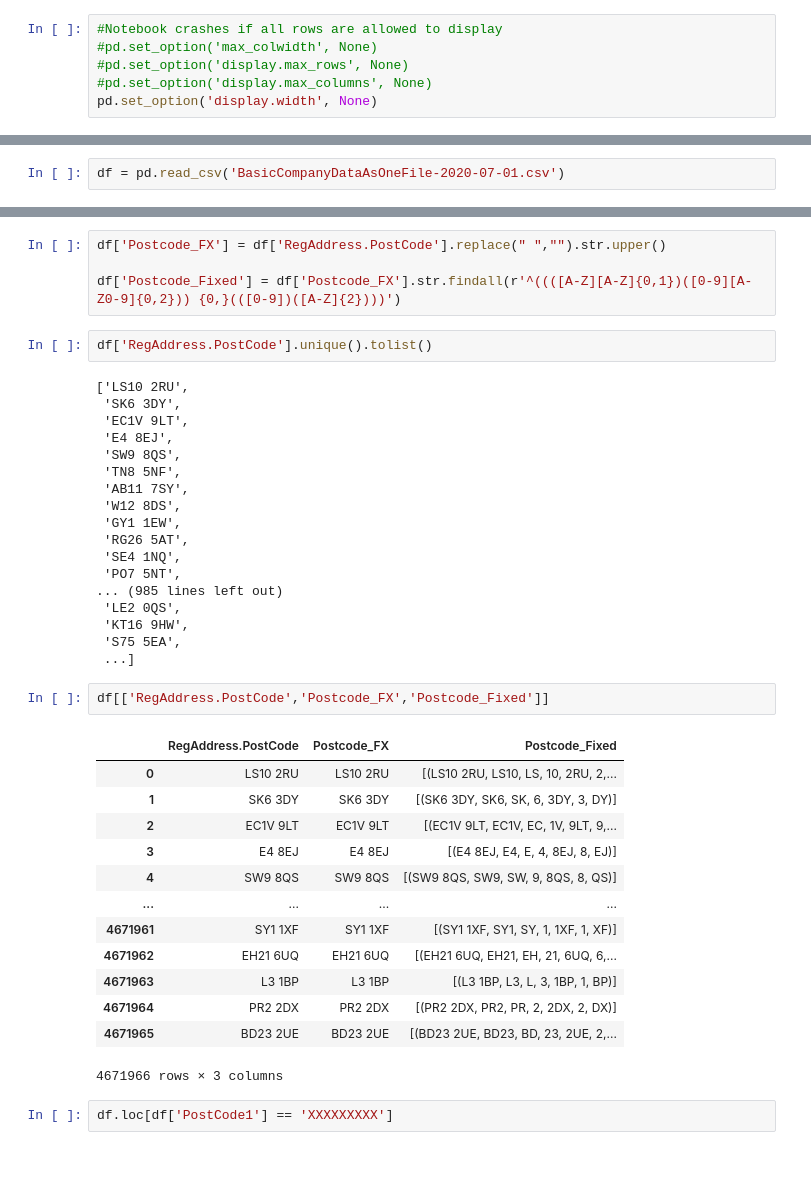
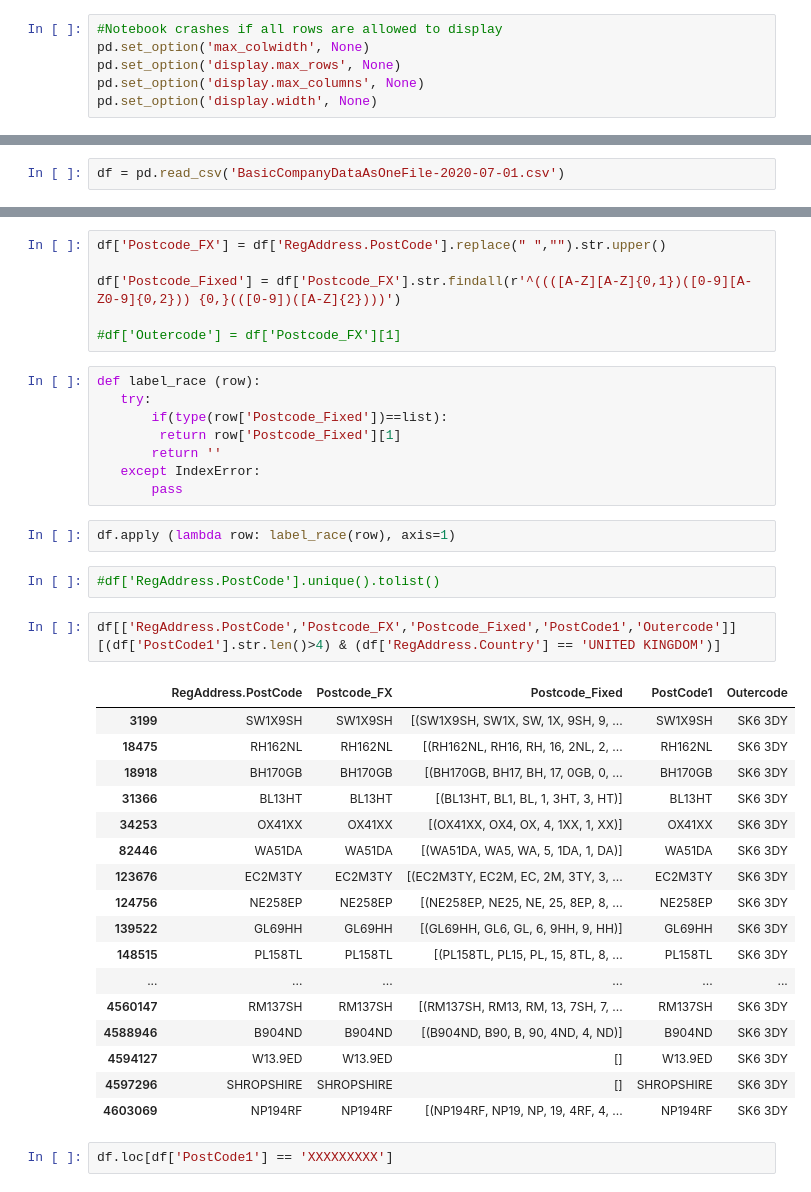
Before and after one commit to anna-zverkova/Companies-House-data-clean, a Jupyter notebook: CH_data_clean.ipynb, the cells around one changed output, grey strips where cells are left out. Cells and saved outputs as stored; diff of their text form; blank space fills up the shorter version.

```diff
--- a/CH_data_clean.ipynb
+++ b/CH_data_clean.ipynb
@@ -5,9 +5,9 @@ import csv
 import re
 # %%
 #Notebook crashes if all rows are allowed to display
-#pd.set_option('max_colwidth', None)
-#pd.set_option('display.max_rows', None)
-#pd.set_option('display.max_columns', None)
+pd.set_option('max_colwidth', None)
+pd.set_option('display.max_rows', None)
+pd.set_option('display.max_columns', None)
 pd.set_option('display.width', None)
 # %% [markdown]
 Hyposisis that the following data can be incorrect due to the registration form shortfalls.
@@ -116,42 +223,40 @@ df[df['PostCode1'].str.len()>4]
 df['Postcode_FX'] = df['RegAddress.PostCode'].replace(" ","").str.upper()
 
 df['Postcode_Fixed'] = df['Postcode_FX'].str.findall(r'^((([A-Z][A-Z]{0,1})([0-9][A-Z0-9]{0,2})) {0,}(([0-9])([A-Z]{2})))')
+
+#df['Outercode'] = df['Postcode_FX'][1]
+# %%
+def label_race (row):
+   try:
+       if(type(row['Postcode_Fixed'])==list):
+        return row['Postcode_Fixed'][1]
+       return ''
+   except IndexError:
+       pass
+# %%
+df.apply (lambda row: label_race(row), axis=1)
 # %%
-df['RegAddress.PostCode'].unique().tolist()
+#df['RegAddress.PostCode'].unique().tolist()
-# %% [output]
-['LS10 2RU',
- 'SK6 3DY',
- 'EC1V 9LT',
- 'E4 8EJ',
- 'SW9 8QS',
- 'TN8 5NF',
- 'AB11 7SY',
- 'W12 8DS',
- 'GY1 1EW',
- 'RG26 5AT',
- 'SE4 1NQ',
- 'PO7 5NT',
-... (985 lines left out)
- 'LE2 0QS',
- 'KT16 9HW',
- 'S75 5EA',
- ...]
 # %%
-df[['RegAddress.PostCode','Postcode_FX','Postcode_Fixed']]
+df[['RegAddress.PostCode','Postcode_FX','Postcode_Fixed','PostCode1','Outercode']][(df['PostCode1'].str.len()>4) & (df['RegAddress.Country'] == 'UNITED KINGDOM')]
 # %% [output]
-|  | RegAddress.PostCode | Postcode_FX | Postcode_Fixed |
-| 0 | LS10 2RU | LS10 2RU | [(LS10 2RU, LS10, LS, 10, 2RU, 2,... |
-| 1 | SK6 3DY | SK6 3DY | [(SK6 3DY, SK6, SK, 6, 3DY, 3, DY)] |
-| 2 | EC1V 9LT | EC1V 9LT | [(EC1V 9LT, EC1V, EC, 1V, 9LT, 9,... |
-| 3 | E4 8EJ | E4 8EJ | [(E4 8EJ, E4, E, 4, 8EJ, 8, EJ)] |
-| 4 | SW9 8QS | SW9 8QS | [(SW9 8QS, SW9, SW, 9, 8QS, 8, QS)] |
-| ... | ... | ... | ... |
-| 4671961 | SY1 1XF | SY1 1XF | [(SY1 1XF, SY1, SY, 1, 1XF, 1, XF)] |
-| 4671962 | EH21 6UQ | EH21 6UQ | [(EH21 6UQ, EH21, EH, 21, 6UQ, 6,... |
-| 4671963 | L3 1BP | L3 1BP | [(L3 1BP, L3, L, 3, 1BP, 1, BP)] |
-| 4671964 | PR2 2DX | PR2 2DX | [(PR2 2DX, PR2, PR, 2, 2DX, 2, DX)] |
-| 4671965 | BD23 2UE | BD23 2UE | [(BD23 2UE, BD23, BD, 23, 2UE, 2,... |
+|  | RegAddress.PostCode | Postcode_FX | Postcode_Fixed | PostCode1 | Outercode |
+| 3199 | SW1X9SH | SW1X9SH | [(SW1X9SH, SW1X, SW, 1X, 9SH, 9, ... | SW1X9SH | SK6 3DY |
+| 18475 | RH162NL | RH162NL | [(RH162NL, RH16, RH, 16, 2NL, 2, ... | RH162NL | SK6 3DY |
+| 18918 | BH170GB | BH170GB | [(BH170GB, BH17, BH, 17, 0GB, 0, ... | BH170GB | SK6 3DY |
+| 31366 | BL13HT | BL13HT | [(BL13HT, BL1, BL, 1, 3HT, 3, HT)] | BL13HT | SK6 3DY |
+| 34253 | OX41XX | OX41XX | [(OX41XX, OX4, OX, 4, 1XX, 1, XX)] | OX41XX | SK6 3DY |
+| 82446 | WA51DA | WA51DA | [(WA51DA, WA5, WA, 5, 1DA, 1, DA)] | WA51DA | SK6 3DY |
+| 123676 | EC2M3TY | EC2M3TY | [(EC2M3TY, EC2M, EC, 2M, 3TY, 3, ... | EC2M3TY | SK6 3DY |
+| 124756 | NE258EP | NE258EP | [(NE258EP, NE25, NE, 25, 8EP, 8, ... | NE258EP | SK6 3DY |
+| 139522 | GL69HH | GL69HH | [(GL69HH, GL6, GL, 6, 9HH, 9, HH)] | GL69HH | SK6 3DY |
+| 148515 | PL158TL | PL158TL | [(PL158TL, PL15, PL, 15, 8TL, 8, ... | PL158TL | SK6 3DY |
+| ... | ... | ... | ... | ... | ... |
+| 4560147 | RM137SH | RM137SH | [(RM137SH, RM13, RM, 13, 7SH, 7, ... | RM137SH | SK6 3DY |
+| 4588946 | B904ND | B904ND | [(B904ND, B90, B, 90, 4ND, 4, ND)] | B904ND | SK6 3DY |
+| 4594127 | W13.9ED | W13.9ED | [] | W13.9ED | SK6 3DY |
+| 4597296 | SHROPSHIRE | SHROPSHIRE | [] | SHROPSHIRE | SK6 3DY |
+| 4603069 | NP194RF | NP194RF | [(NP194RF, NP19, NP, 19, 4RF, 4, ... | NP194RF | SK6 3DY |
-4671966 rows × 3 columns
 # %%
 df.loc[df['PostCode1'] == 'XXXXXXXXX']
 # %% [output]
```
Also changed, not shown: parts of 17 cells of this notebook.
